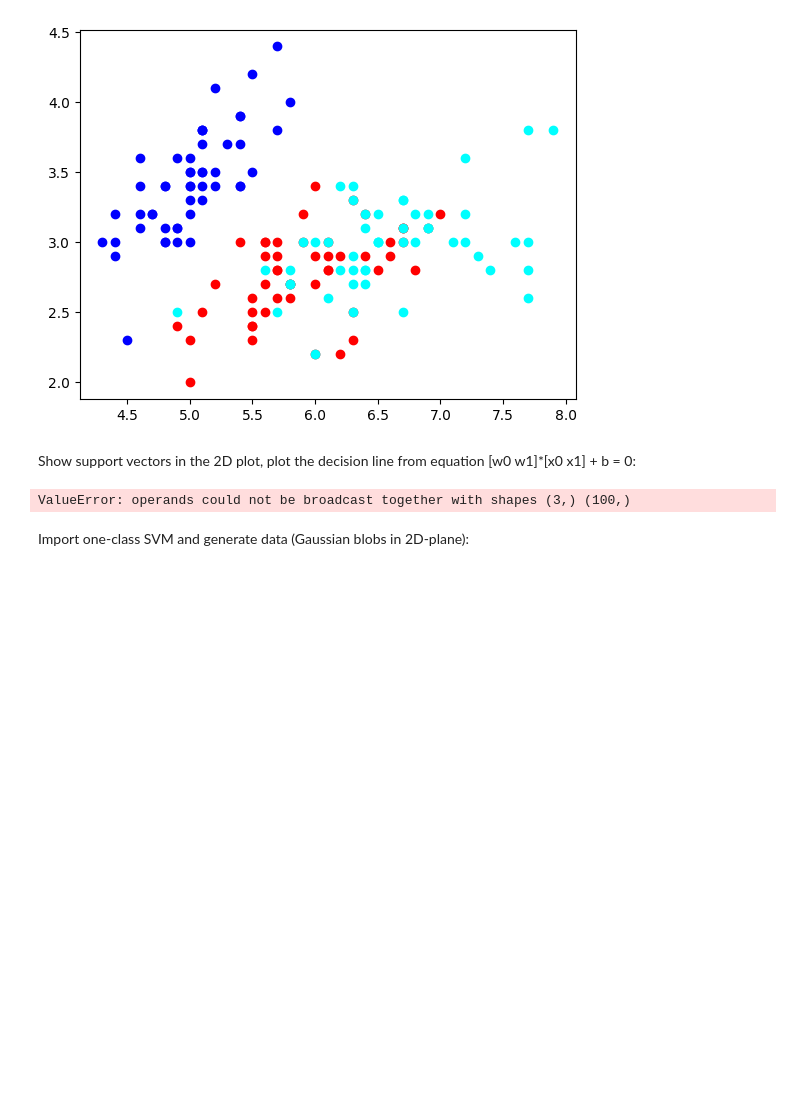
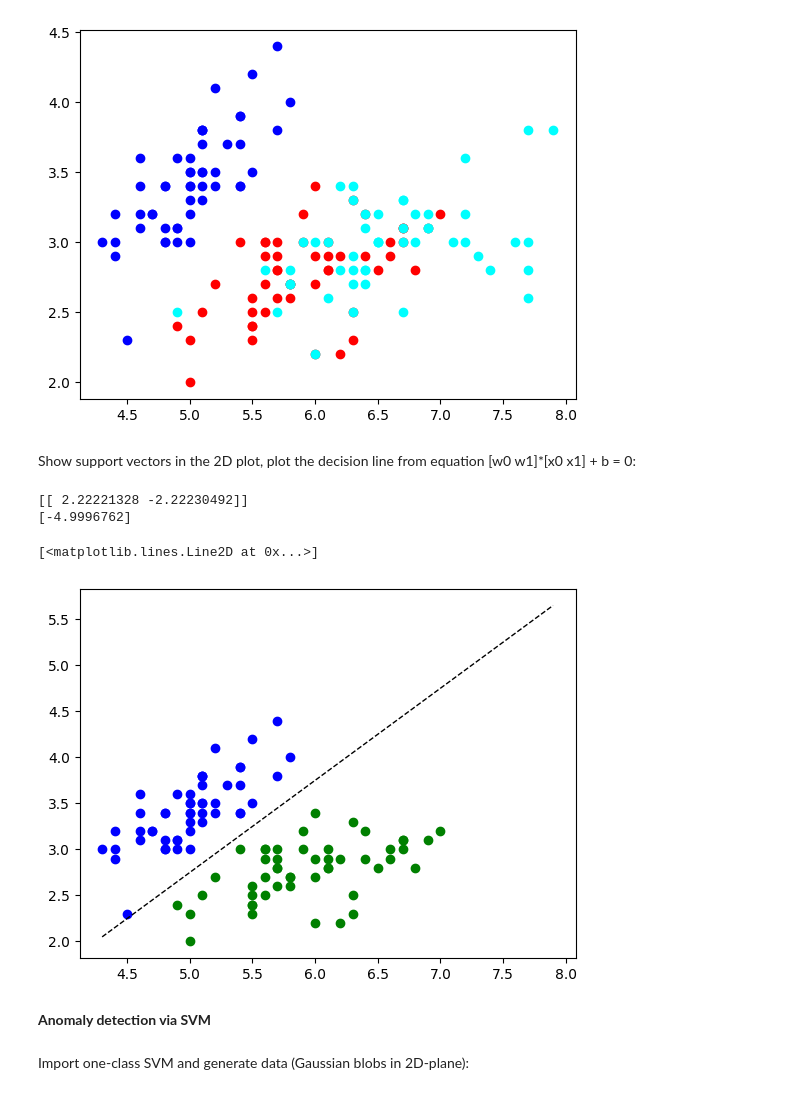
Before and after one commit to xhroch01/MPA-MLF, a Jupyter notebook: MLF_cv2.ipynb, the cells around one changed output. Saved outputs shown, nothing was run; the diff lists cells and outputs as text; code cells hidden in the pictures; blank space fills up the shorter version.

```diff
--- a/MLF_cv2.ipynb
+++ b/MLF_cv2.ipynb
@@ -61,21 +61,29 @@ plt.scatter(X[y==2,0], X[y==2,1], color='cyan')
 # %% [markdown]
 Show support vectors in the 2D plot, plot the decision line from equation [w0 w1]*[x0 x1] + b = 0:
 # %%
-supvectors=SVMmodel.support_vectors_
-# Plot the support vectors here
+supvectors=SVMmodel_1.support_vectors_
 
-#Separating line coefficients:
-W=SVMmodel.coef_
-b=SVMmodel.intercept_
+W=SVMmodel_1.coef_
+b=SVMmodel_1.intercept_
+
+print(W)
+print(b)
 
 import numpy as np
-x1=np.linspace(np.min(X[:,0]), np.max(X[:,0]), 100)
-x2= -b/W[0,1] -W[0,0]/W[0,1]*x1
+
+x1=np.linspace(np.min(X[:,0]),np.max(X[:,0]),100)
+x2 = -b/W[0,1]-W[0,0]/W[0,1]*x1
+
 plt.scatter(X[y==0,0], X[y==0,1], color='blue')
-plt.scatter(X[y==1,0], X[y==1,1], color='red')
-plt.scatter(x1,x2, color='brown')
+plt.scatter(X[y==1,0], X[y==1,1], color='green')
+plt.plot(x1, x2, color='black', linewidth=1, linestyle='dashed')
 # %% [output]
-ValueError: operands could not be broadcast together with shapes (3,) (100,)
+[[ 2.22221328 -2.22230492]]
+[-4.9996762]
+[<matplotlib.lines.Line2D at 0x...>]
+[figure, added]
+# %% [markdown]
+**Anomaly detection via SVM**
 # %% [markdown]
 Import one-class SVM and generate data (Gaussian blobs in 2D-plane):
 # %%
```
Also changed, not shown: parts of 3 cells of this notebook.
